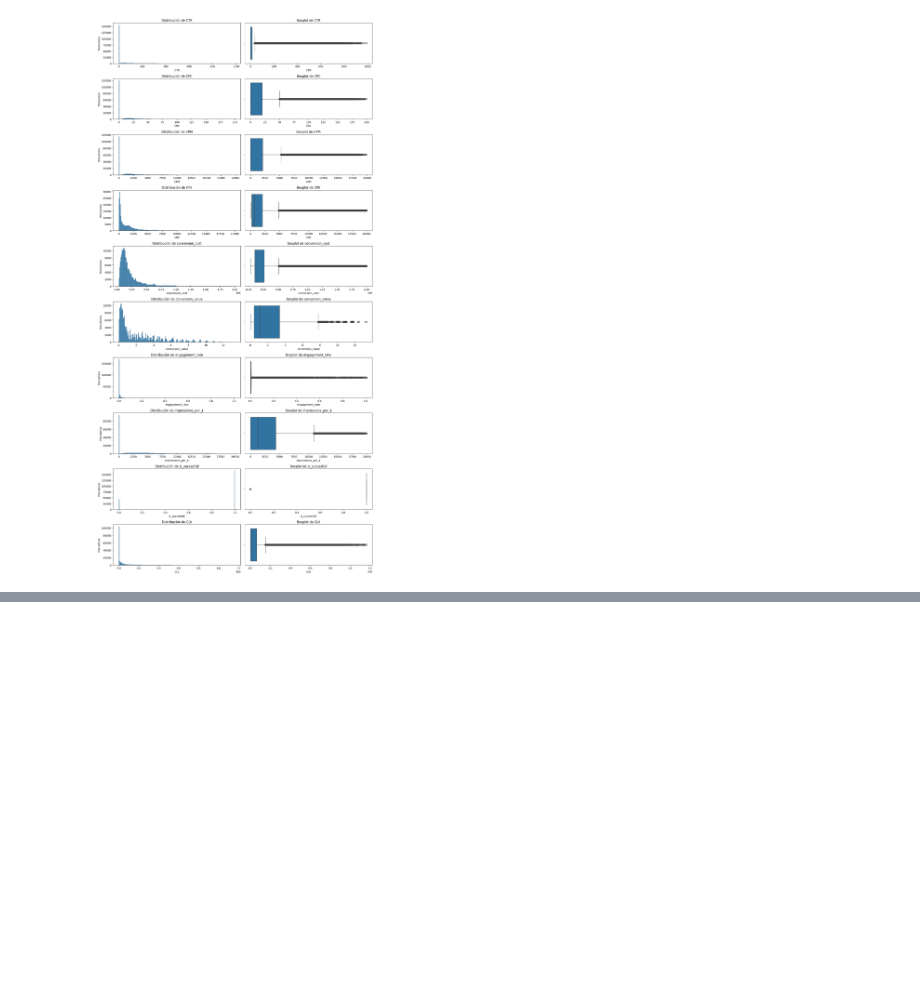
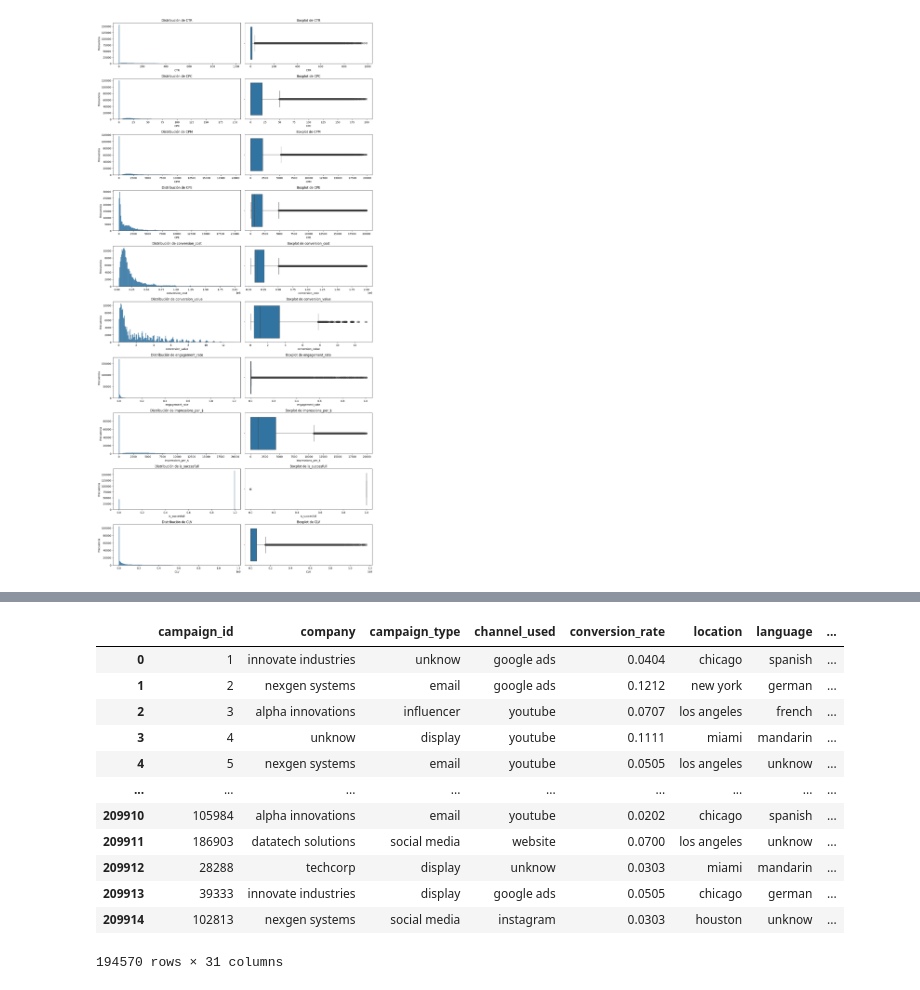
Before and after one commit to Mariadelmardp/ProyectoEDAmarketing, a Jupyter notebook: jupyter/6.marketing.ipynb, the cells around one changed output, grey strips where cells are left out. Saved outputs shown, nothing was run; the diff lists cells and outputs as text; code cells hidden in the pictures; blank space fills up the shorter version.

```diff
--- a/jupyter/6.marketing.ipynb
+++ b/jupyter/6.marketing.ipynb
@@ -150,0 +163,6 @@ df.to_csv('../data/datos_metricas.csv', index=False)
+# %%
+columnas_analizar= ['engagement_score_knn', 'CTR', 'CPC', 'CPM', 'CPE', 'conversion_cost',
+       'conversion_value', 'engagement_rate', 'impressions_per_$',
+       'is_succesfull', 'CLV']
+
+spo.count_outliers(df, columnas_analizar)
@@ -150,0 +210,16 @@ df.to_csv('../data/datos_metricas.csv', index=False)
+# %%
+spo.filter_outliers(df, columnas_analizar)
+# %% [output]
+|  | campaign_id | company | campaign_type | channel_used | conversion_rate | location | language | ... |
+| 0 | 1 | innovate industries | unknow | google ads | 0.0404 | chicago | spanish | ... |
+| 1 | 2 | nexgen systems | email | google ads | 0.1212 | new york | german | ... |
+| 2 | 3 | alpha innovations | influencer | youtube | 0.0707 | los angeles | french | ... |
+| 3 | 4 | unknow | display | youtube | 0.1111 | miami | mandarin | ... |
+| 4 | 5 | nexgen systems | email | youtube | 0.0505 | los angeles | unknow | ... |
+| ... | ... | ... | ... | ... | ... | ... | ... | ... |
+| 209910 | 105984 | alpha innovations | email | youtube | 0.0202 | chicago | spanish | ... |
+| 209911 | 186903 | datatech solutions | social media | website | 0.0700 | los angeles | unknow | ... |
+| 209912 | 28288 | techcorp | display | unknow | 0.0303 | miami | mandarin | ... |
+| 209913 | 39333 | innovate industries | display | google ads | 0.0505 | chicago | german | ... |
+| 209914 | 102813 | nexgen systems | social media | instagram | 0.0303 | houston | unknow | ... |
+194570 rows × 31 columns
```
Also changed, not shown: parts of 7 cells of this notebook, 1 other file.
